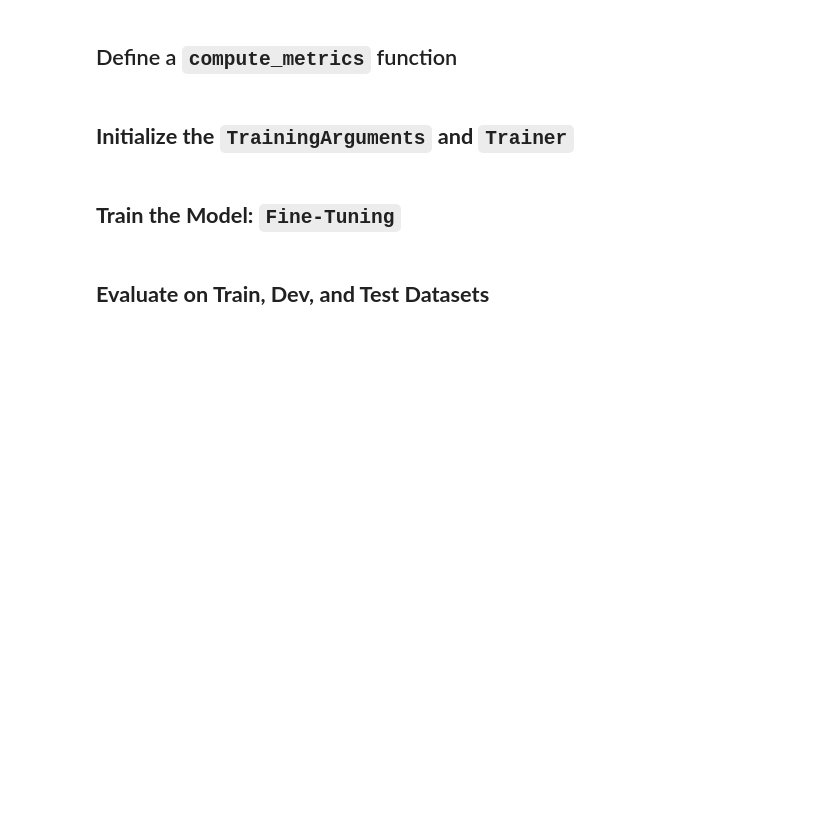
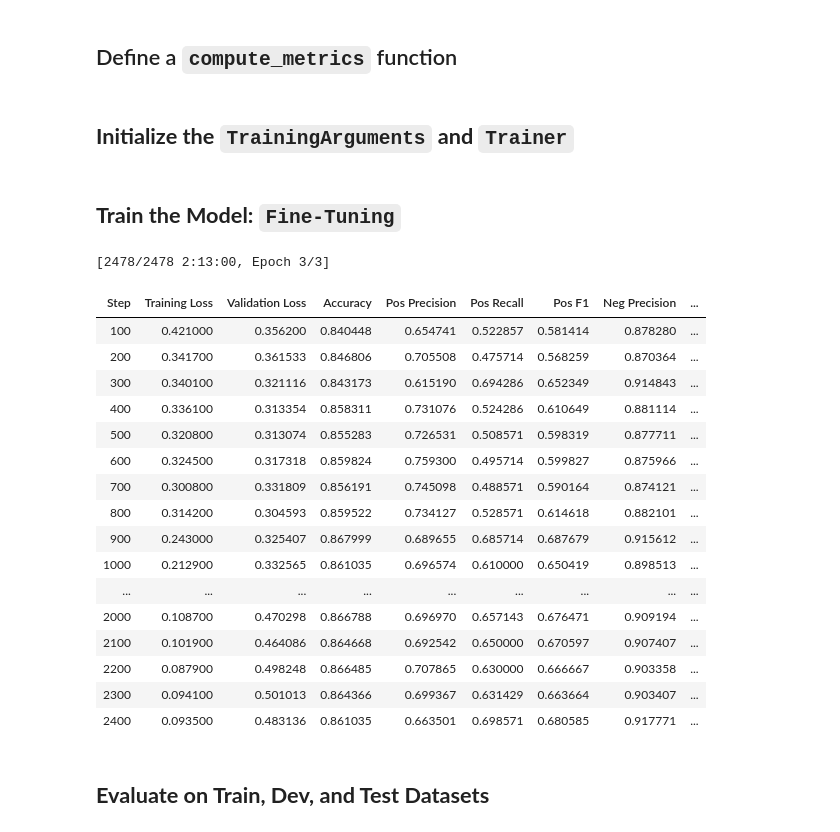
Before and after one commit to Ravi-Raghavan/CIS-5300-Final-Project, a Jupyter notebook: Milestone_2.ipynb, the cells around one changed output. Cells and saved outputs as stored; diff of their text form; code cells hidden in the pictures; blank space fills up the shorter version.

```diff
--- a/Milestone_2.ipynb
+++ b/Milestone_2.ipynb
@@ -305,16 +305,16 @@ def compute_metrics(eval_pred):
     predictions = np.argmax(logits, axis=-1)
 
     return {
-        "accuracy": accuracy_metric.compute(predictions, labels),
-        "pos_precision": precision_metric.compute(predictions, labels, pos_label = 1, average = 'binary', zero_division = 0), # Precision on the Class w/ Label = 1 [Hate Samples]
-        "pos_recall": recall_metric.compute(predictions, labels, pos_label = 1, average = 'binary', zero_division = 0), # Recall on the Class w/ Label = 1 [Hate Samples]
-        "pos_f1": f1_metric.compute(predictions, labels, pos_label = 1, average = 'binary'), # F1 Score on the Class w/ Label = 1 [Hate Samples]
-        "neg_precision": precision_metric.compute(predictions, labels, pos_label = 0, average = 'binary', zero_division = 0), # Precision on the Class w/ Label = 0 [Non-Hate Samples]
-        "neg_recall": recall_metric.compute(predictions, labels, pos_label = 0, average = 'binary', zero_division = 0), # Recall on the Class w/ Label = 0 [Non-Hate Samples]
-        "neg_f1": f1_metric.compute(predictions, labels, pos_label = 0, average = 'binary'), # F1 Score on the Class w/ Label = 0 [Non-Hate Samples]
-        "f1_macro": f1_metric.compute(predictions=predictions, references=labels, average='macro'), # Macro F1 Score
-        "f1_micro": f1_metric.compute(predictions=predictions, references=labels, average='micro'), # Micro F1 Score
-        "f1_weighted": f1_metric.compute(predictions=predictions, references=labels, average='weighted'), # Weighted F1 Score
+        "accuracy": accuracy_metric.compute(predictions=predictions, references=labels)['accuracy'],
+        "pos_precision": precision_metric.compute(predictions=predictions, references=labels, pos_label = 1, average = 'binary', zero_division = 0)["precision"], # Precision on the Class w/ Label = 1 [Hate Samples]
+        "pos_recall": recall_metric.compute(predictions=predictions, references=labels, pos_label = 1, average = 'binary', zero_division = 0)['recall'], # Recall on the Class w/ Label = 1 [Hate Samples]
+        "pos_f1": f1_metric.compute(predictions=predictions, references=labels, pos_label = 1, average = 'binary')["f1"], # F1 Score on the Class w/ Label = 1 [Hate Samples]
+        "neg_precision": precision_metric.compute(predictions=predictions, references=labels, pos_label = 0, average = 'binary', zero_division = 0)['precision'], # Precision on the Class w/ Label = 0 [Non-Hate Samples]
+        "neg_recall": recall_metric.compute(predictions=predictions, references=labels, pos_label = 0, average = 'binary', zero_division = 0)['recall'], # Recall on the Class w/ Label = 0 [Non-Hate Samples]
+        "neg_f1": f1_metric.compute(predictions=predictions, references=labels, pos_label = 0, average = 'binary')['f1'], # F1 Score on the Class w/ Label = 0 [Non-Hate Samples]
+        "f1_macro": f1_metric.compute(predictions=predictions, references=labels, average='macro')['f1'], # Macro F1 Score
+        "f1_micro": f1_metric.compute(predictions=predictions, references=labels, average='micro')['f1'], # Micro F1 Score
+        "f1_weighted": f1_metric.compute(predictions=predictions, references=labels, average='weighted')['f1'], # Weighted F1 Score
     }
 # %% [markdown]
 ## **Initialize the `TrainingArguments` and `Trainer`**
@@ -346,9 +346,28 @@ trainer = Trainer(
 # %% [markdown]
 ## **Train the Model: `Fine-Tuning`**
 # %%
-trainer.train(resume_from_checkpoint = True) # Always Resume from Last Checkpoint to Save Time
+trainer.train() # Always Resume from Last Checkpoint to Save Time
 trainer.save_model('Milestone2-Baseline-BERT-FinalModel') # Save the Final Model
 trainer.save_state() # Save the State of the Trainer (e.g. Losses, etc)
+# %% [output]
+[2478/2478 2:13:00, Epoch 3/3]
+| Step | Training Loss | Validation Loss | Accuracy | Pos Precision | Pos Recall | Pos F1 | Neg Precision | ... |
+| 100 | 0.421000 | 0.356200 | 0.840448 | 0.654741 | 0.522857 | 0.581414 | 0.878280 | ... |
+| 200 | 0.341700 | 0.361533 | 0.846806 | 0.705508 | 0.475714 | 0.568259 | 0.870364 | ... |
+| 300 | 0.340100 | 0.321116 | 0.843173 | 0.615190 | 0.694286 | 0.652349 | 0.914843 | ... |
+| 400 | 0.336100 | 0.313354 | 0.858311 | 0.731076 | 0.524286 | 0.610649 | 0.881114 | ... |
+| 500 | 0.320800 | 0.313074 | 0.855283 | 0.726531 | 0.508571 | 0.598319 | 0.877711 | ... |
+| 600 | 0.324500 | 0.317318 | 0.859824 | 0.759300 | 0.495714 | 0.599827 | 0.875966 | ... |
+| 700 | 0.300800 | 0.331809 | 0.856191 | 0.745098 | 0.488571 | 0.590164 | 0.874121 | ... |
+| 800 | 0.314200 | 0.304593 | 0.859522 | 0.734127 | 0.528571 | 0.614618 | 0.882101 | ... |
+| 900 | 0.243000 | 0.325407 | 0.867999 | 0.689655 | 0.685714 | 0.687679 | 0.915612 | ... |
+| 1000 | 0.212900 | 0.332565 | 0.861035 | 0.696574 | 0.610000 | 0.650419 | 0.898513 | ... |
+| ... | ... | ... | ... | ... | ... | ... | ... | ... |
+| 2000 | 0.108700 | 0.470298 | 0.866788 | 0.696970 | 0.657143 | 0.676471 | 0.909194 | ... |
+| 2100 | 0.101900 | 0.464086 | 0.864668 | 0.692542 | 0.650000 | 0.670597 | 0.907407 | ... |
+| 2200 | 0.087900 | 0.498248 | 0.866485 | 0.707865 | 0.630000 | 0.666667 | 0.903358 | ... |
+| 2300 | 0.094100 | 0.501013 | 0.864366 | 0.699367 | 0.631429 | 0.663664 | 0.903407 | ... |
+| 2400 | 0.093500 | 0.483136 | 0.861035 | 0.663501 | 0.698571 | 0.680585 | 0.917771 | ... |
 # %% [markdown]
 ## **Evaluate on Train, Dev, and Test Datasets**
 # %%
```
Also changed, not shown: parts of 2 cells of this notebook, 4 other files.
